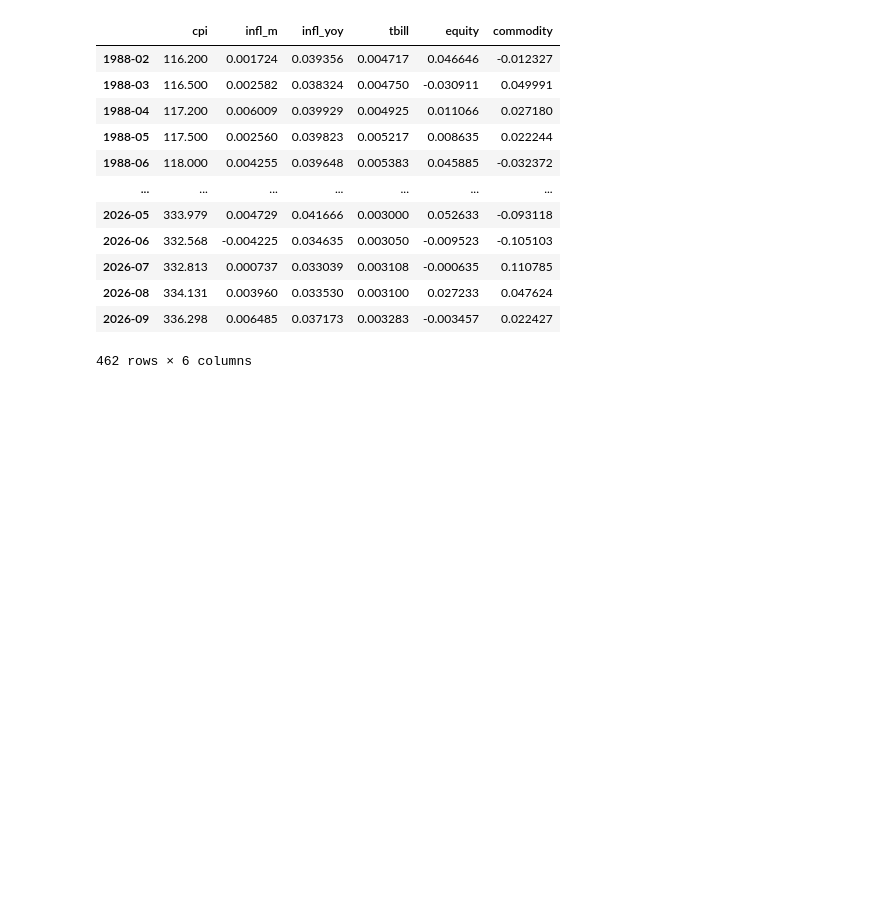
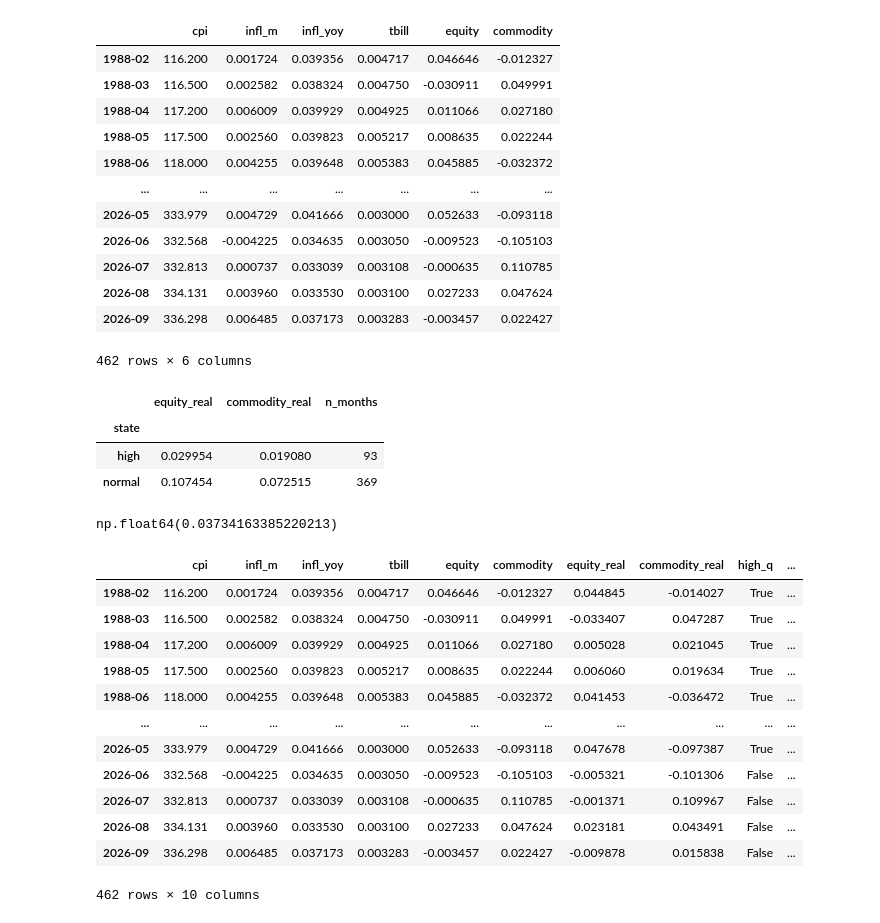
Before and after one commit to 2mrkhomenko/AAIS-HT, a Jupyter notebook: Lesson 4 project/task5.ipynb, the cells around one changed output. Cells and saved outputs as stored; diff of their text form; code cells hidden in the pictures; blank space fills up the shorter version.

```diff
--- a/Lesson 4 project/task5.ipynb
+++ b/Lesson 4 project/task5.ipynb
@@ -100,3 +52,43 @@ df
 | 2026-08 | 334.131 | 0.003960 | 0.033530 | 0.003100 | 0.027233 | 0.047624 |
 | 2026-09 | 336.298 | 0.006485 | 0.037173 | 0.003283 | -0.003457 | 0.022427 |
 462 rows × 6 columns
+# %%
+
+for a in ["equity", "commodity"]:
+    df[a + "_real"] = (1 + df[a]) / (1 + df["infl_m"]) - 1
+
+
+df["high_q"] = df["infl_yoy"] >= df["infl_yoy"].quantile(0.8)
+
+regime = "high_q"
+df["state"] = df[regime].map({True: "high", False: "normal"})
+
+
+cmp = df.groupby("state")[["equity_real", "commodity_real"]].mean() * 12
+cmp["n_months"] = df["state"].value_counts()
+cmp
+# %% [output]
+|  | equity_real | commodity_real | n_months |
+| state |  |  |  |
+| high | 0.029954 | 0.019080 | 93 |
+| normal | 0.107454 | 0.072515 | 369 |
+# %%
+df["infl_yoy"].quantile(0.8)
+# %% [output]
+np.float64(0.03734163385220213)
+# %%
+df
+# %% [output]
+|  | cpi | infl_m | infl_yoy | tbill | equity | commodity | equity_real | commodity_real | high_q | ... |
+| 1988-02 | 116.200 | 0.001724 | 0.039356 | 0.004717 | 0.046646 | -0.012327 | 0.044845 | -0.014027 | True | ... |
+| 1988-03 | 116.500 | 0.002582 | 0.038324 | 0.004750 | -0.030911 | 0.049991 | -0.033407 | 0.047287 | True | ... |
+| 1988-04 | 117.200 | 0.006009 | 0.039929 | 0.004925 | 0.011066 | 0.027180 | 0.005028 | 0.021045 | True | ... |
+| 1988-05 | 117.500 | 0.002560 | 0.039823 | 0.005217 | 0.008635 | 0.022244 | 0.006060 | 0.019634 | True | ... |
+| 1988-06 | 118.000 | 0.004255 | 0.039648 | 0.005383 | 0.045885 | -0.032372 | 0.041453 | -0.036472 | True | ... |
+| ... | ... | ... | ... | ... | ... | ... | ... | ... | ... | ... |
+| 2026-05 | 333.979 | 0.004729 | 0.041666 | 0.003000 | 0.052633 | -0.093118 | 0.047678 | -0.097387 | True | ... |
+| 2026-06 | 332.568 | -0.004225 | 0.034635 | 0.003050 | -0.009523 | -0.105103 | -0.005321 | -0.101306 | False | ... |
+| 2026-07 | 332.813 | 0.000737 | 0.033039 | 0.003108 | -0.000635 | 0.110785 | -0.001371 | 0.109967 | False | ... |
+| 2026-08 | 334.131 | 0.003960 | 0.033530 | 0.003100 | 0.027233 | 0.047624 | 0.023181 | 0.043491 | False | ... |
+| 2026-09 | 336.298 | 0.006485 | 0.037173 | 0.003283 | -0.003457 | 0.022427 | -0.009878 | 0.015838 | False | ... |
+462 rows × 10 columns
```
Also changed, not shown: parts of 6 cells of this notebook.
